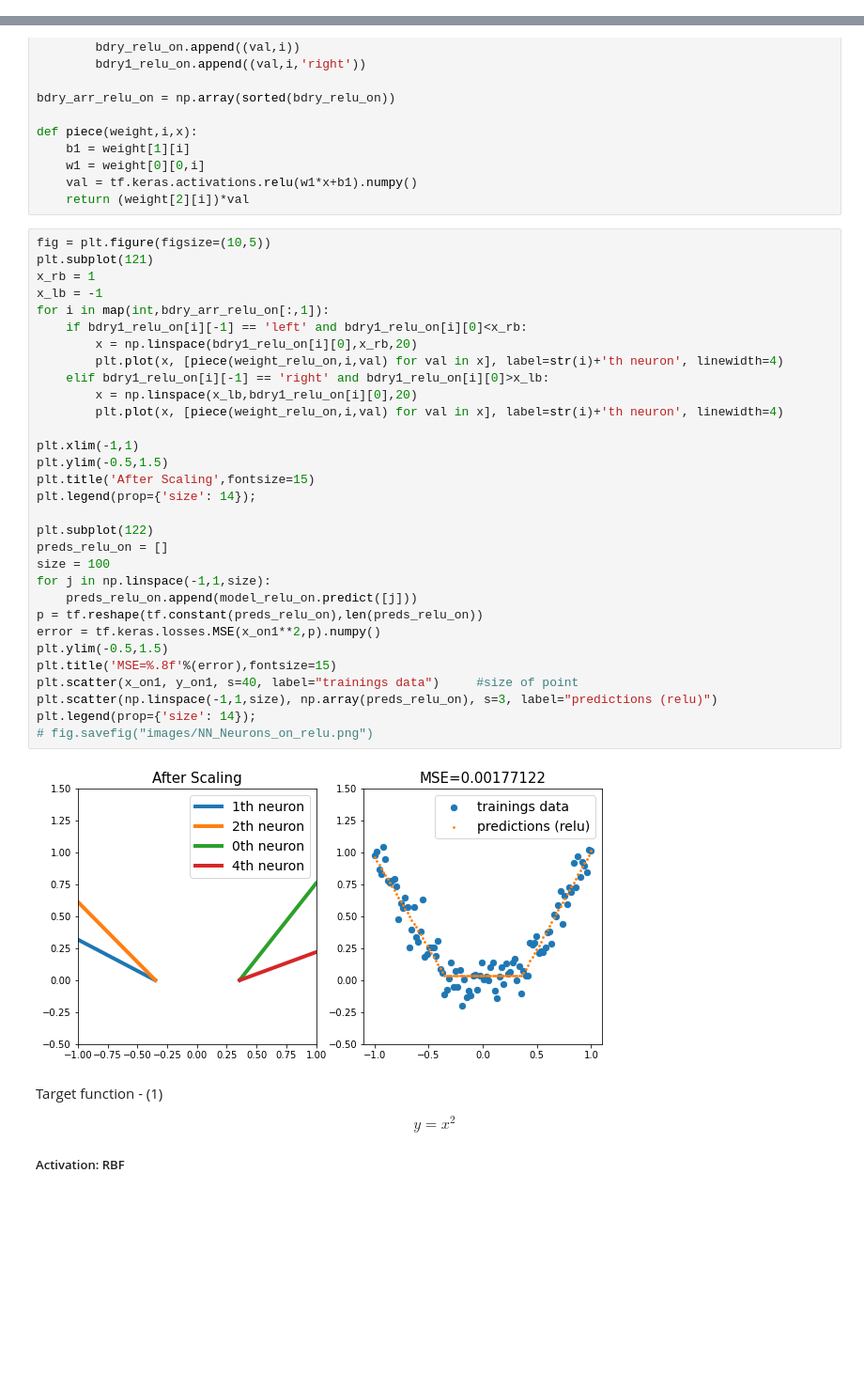
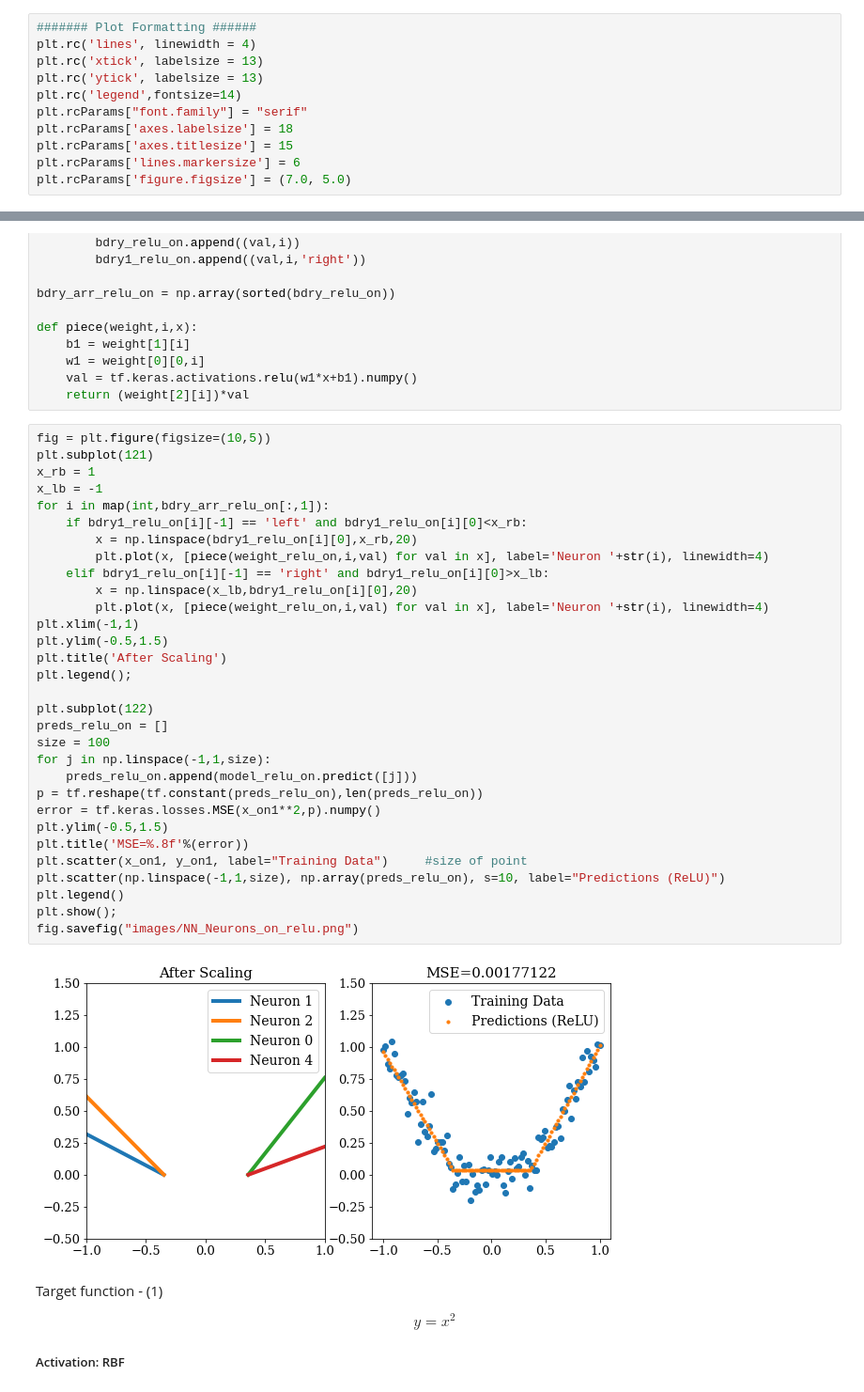
Before and after one commit to User-zwj/Thesis_Wenjuan_Code, a Jupyter notebook: Chapter6.ipynb, the cells around one changed output, grey strips where cells are left out. Shown: that part at 94% size. Drawn from its saved outputs; the diff is of its cells as text; blank space fills up the shorter version.

```diff
--- a/Chapter6.ipynb
+++ b/Chapter6.ipynb
@@ -8,3 +8,14 @@ from tensorflow.random import set_seed
 from scipy.stats import gaussian_kde as kde
 from sklearn.preprocessing import MinMaxScaler
 import matplotlib.pyplot as plt
+# %%
+####### Plot Formatting ######
+plt.rc('lines', linewidth = 4)
+plt.rc('xtick', labelsize = 13)
+plt.rc('ytick', labelsize = 13)
+plt.rc('legend',fontsize=14)
+plt.rcParams["font.family"] = "serif"
+plt.rcParams['axes.labelsize'] = 18
+plt.rcParams['axes.titlesize'] = 15
+plt.rcParams['lines.markersize'] = 6
+plt.rcParams['figure.figsize'] = (7.0, 5.0)
@@ -224,36 +233,36 @@ def piece(weight,i,x):
 # %%
 fig = plt.figure(figsize=(10,5))
 plt.subplot(121)
 x_rb = 1
 x_lb = -1
 for i in map(int,bdry_arr_relu_on[:,1]):
     if bdry1_relu_on[i][-1] == 'left' and bdry1_relu_on[i][0]<x_rb:
         x = np.linspace(bdry1_relu_on[i][0],x_rb,20)
-        plt.plot(x, [piece(weight_relu_on,i,val) for val in x], label=str(i)+'th neuron', linewidth=4)
+        plt.plot(x, [piece(weight_relu_on,i,val) for val in x], label='Neuron '+str(i), linewidth=4)
     elif bdry1_relu_on[i][-1] == 'right' and bdry1_relu_on[i][0]>x_lb:
         x = np.linspace(x_lb,bdry1_relu_on[i][0],20)
-        plt.plot(x, [piece(weight_relu_on,i,val) for val in x], label=str(i)+'th neuron', linewidth=4)
-
+        plt.plot(x, [piece(weight_relu_on,i,val) for val in x], label='Neuron '+str(i), linewidth=4)
 plt.xlim(-1,1)
 plt.ylim(-0.5,1.5)
-plt.title('After Scaling',fontsize=15)
-plt.legend(prop={'size': 14});
+plt.title('After Scaling')
+plt.legend();
 
 plt.subplot(122)
 preds_relu_on = []
 size = 100
 for j in np.linspace(-1,1,size):
     preds_relu_on.append(model_relu_on.predict([j]))
 p = tf.reshape(tf.constant(preds_relu_on),len(preds_relu_on))
 error = tf.keras.losses.MSE(x_on1**2,p).numpy()
 plt.ylim(-0.5,1.5)
-plt.title('MSE=%.8f'%(error),fontsize=15)
-plt.scatter(x_on1, y_on1, s=40, label="trainings data")     #size of point
-plt.scatter(np.linspace(-1,1,size), np.array(preds_relu_on), s=3, label="predictions (relu)")
-plt.legend(prop={'size': 14});
-# fig.savefig("images/NN_Neurons_on_relu.png")
+plt.title('MSE=%.8f'%(error))
+plt.scatter(x_on1, y_on1, label="Training Data")     #size of point
+plt.scatter(np.linspace(-1,1,size), np.array(preds_relu_on), s=10, label="Predictions (ReLU)")
+plt.legend()
+plt.show();
+fig.savefig("images/NN_Neurons_on_relu.png")
 # %% [output]
-[figure, old version]
+[figure, new version]
 # %% [markdown]
 Target function - (1)
 
```
Also changed, not shown: parts of 17 cells of this notebook, 14 other files.
